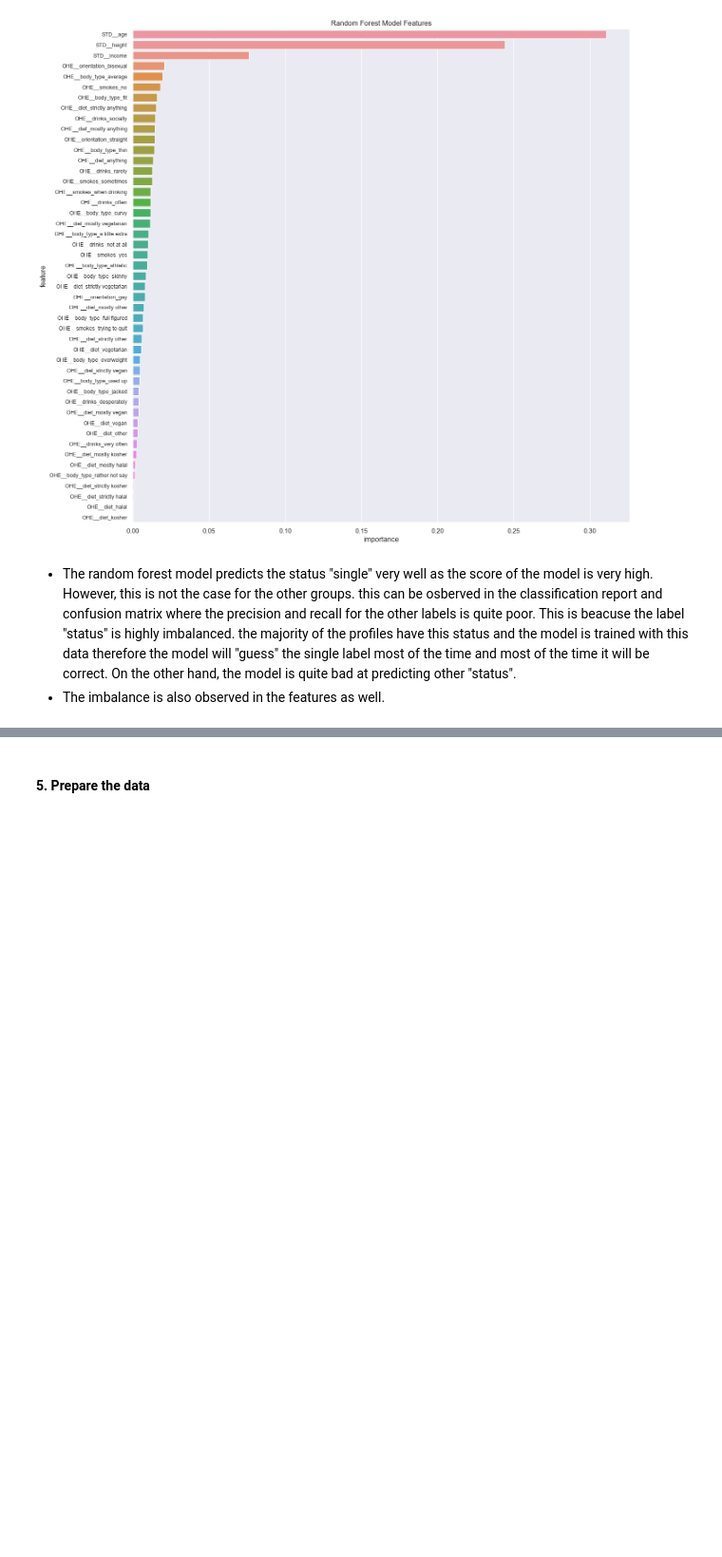
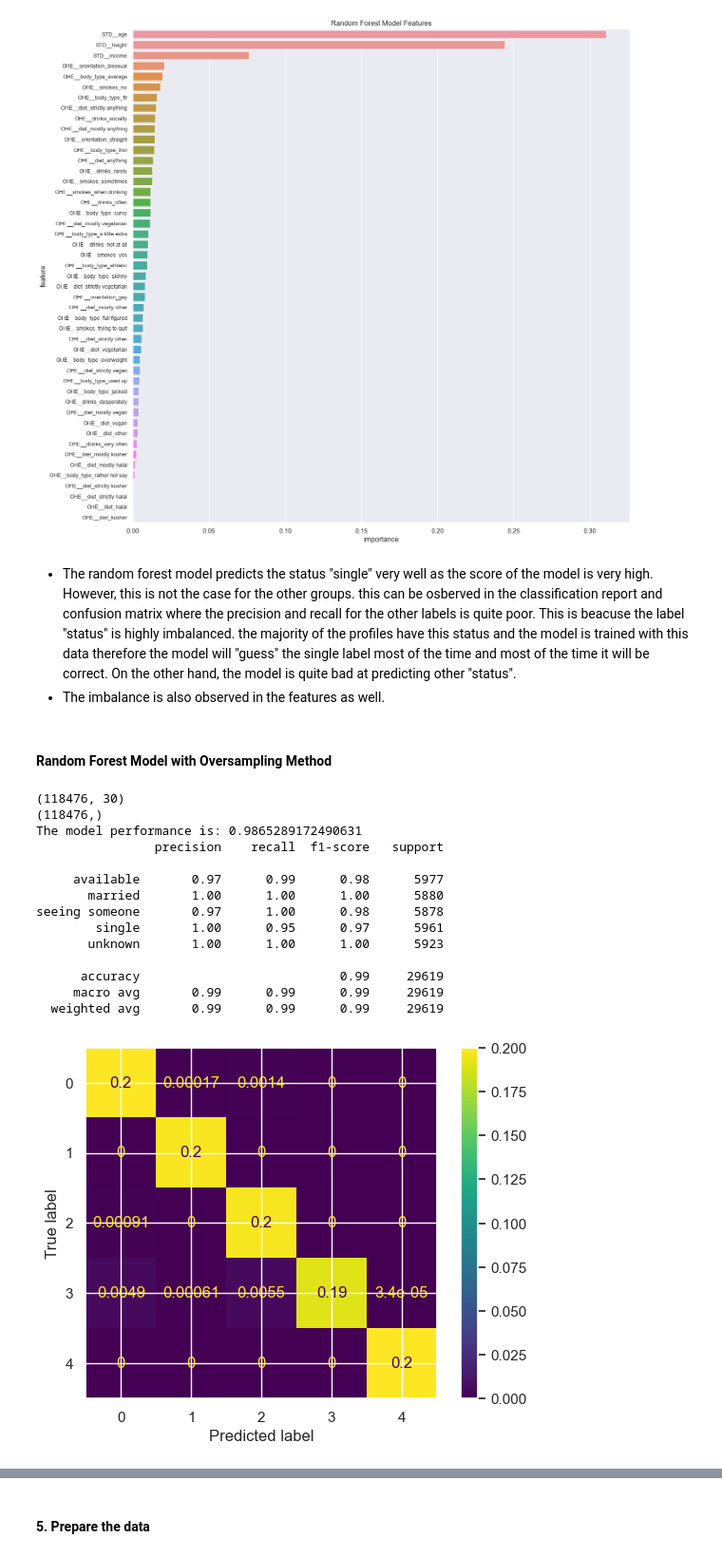
Before and after one commit to Data-Science-and-Analysts-Projects/OKCupid-ML, a Jupyter notebook: date-a-scientist.ipynb, the cells around one changed output, grey strips where cells are left out. Shown: that part at 95% size. Cells and saved outputs as stored; diff of their text form; code cells hidden in the pictures; blank space fills up the shorter version.

Commit message:
add oversampling method to train a new version of the RF model

```diff
--- a/date-a-scientist.ipynb
+++ b/date-a-scientist.ipynb
@@ -312,3 +312,48 @@ The top 5 features of the best random forest model are:
 # %% [markdown]
 - The random forest model predicts the status "single" very well as the score of the model is very high. However, this is not the case for the other groups. this can be osberved in the classification report and confusion matrix where the precision and recall for the other labels is quite poor. This is beacuse the label "status" is highly imbalanced. the majority of the profiles have this status and the model is trained with this data therefore the model will "guess" the single label most of the time and most of the time it will be correct. On the other hand, the model is quite bad at predicting other "status".
 - The imbalance is also observed in the features as well.
+# %% [markdown]
+#### Random Forest Model with Oversampling Method
+# %%
+from imblearn.over_sampling import RandomOverSampler
+
+# Create duplicate sampling
+# sampling strategy set to not majority that duplicates all the classes except for the majority class
+ros = RandomOverSampler(sampling_strategy="not majority", random_state=42)
+X_resampled, y_resampled = ros.fit_resample(X, y)
+
+# split the data without stratification
+X_train_ros, X_test_ros, y_train_ros, y_test_ros = train_test_split(X_resampled, y_resampled, test_size=0.2, random_state=19)
+
+print(X_train_ros.shape)
+print(y_train_ros.shape)
+
+# Random Forest classification using oversampling
+
+# train the model using the pipeline
+pipeline.fit(X_train_ros, y_train_ros)
+y_pred_ros = pipeline.predict(X_test_ros)
+
+# model performance
+print(f'The model performance is: {pipeline.score(X_test_ros, y_test_ros)}')
+print(classification_report(y_test_ros, y_pred_ros))
+
+# Display the confusion matrix
+cm = confusion_matrix(y_test_ros, y_pred_ros, normalize='all')
+cm_display = ConfusionMatrixDisplay(cm).plot()
+# %% [output]
+(118476, 30)
+(118476,)
+The model performance is: 0.9865289172490631
+                precision    recall  f1-score   support
+
+     available       0.97      0.99      0.98      5977
+       married       1.00      1.00      1.00      5880
+seeing someone       0.97      1.00      0.98      5878
+        single       1.00      0.95      0.97      5961
+       unknown       1.00      1.00      1.00      5923
+
+      accuracy                           0.99     29619
+     macro avg       0.99      0.99      0.99     29619
+  weighted avg       0.99      0.99      0.99     29619
+[figure, added]
```
Also changed, not shown: parts of 4 cells of this notebook.
